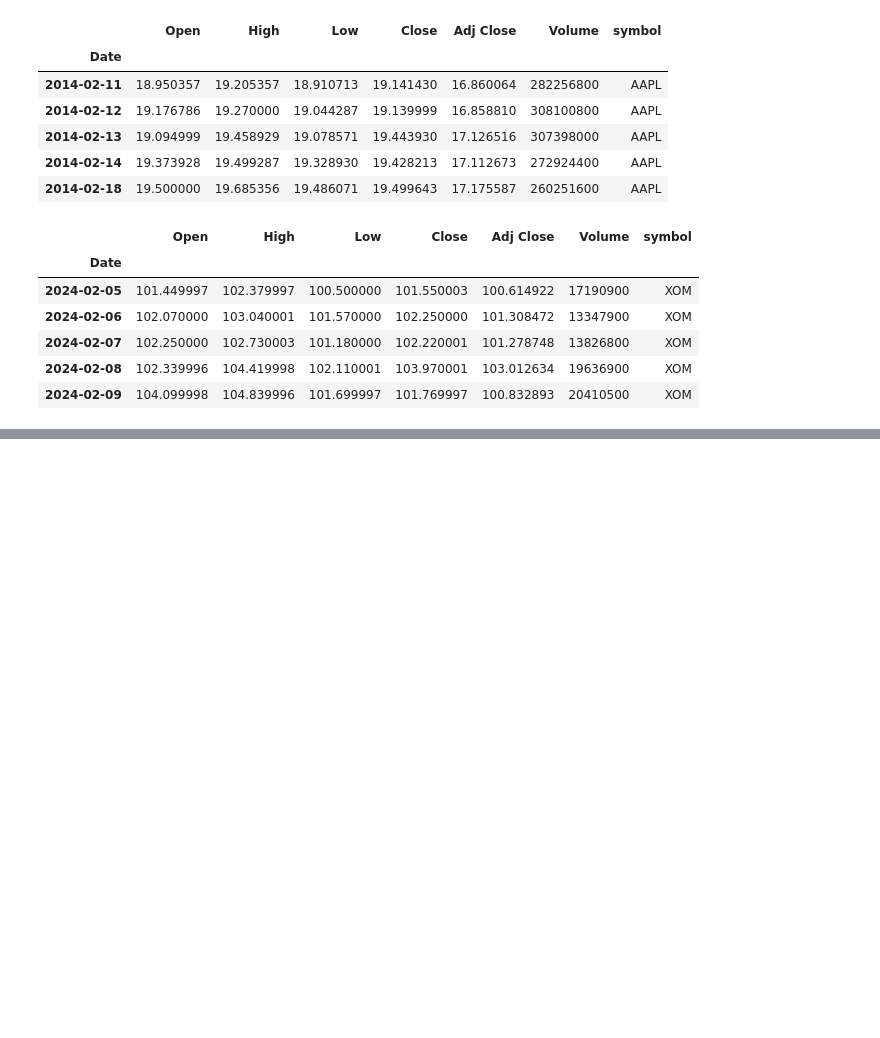
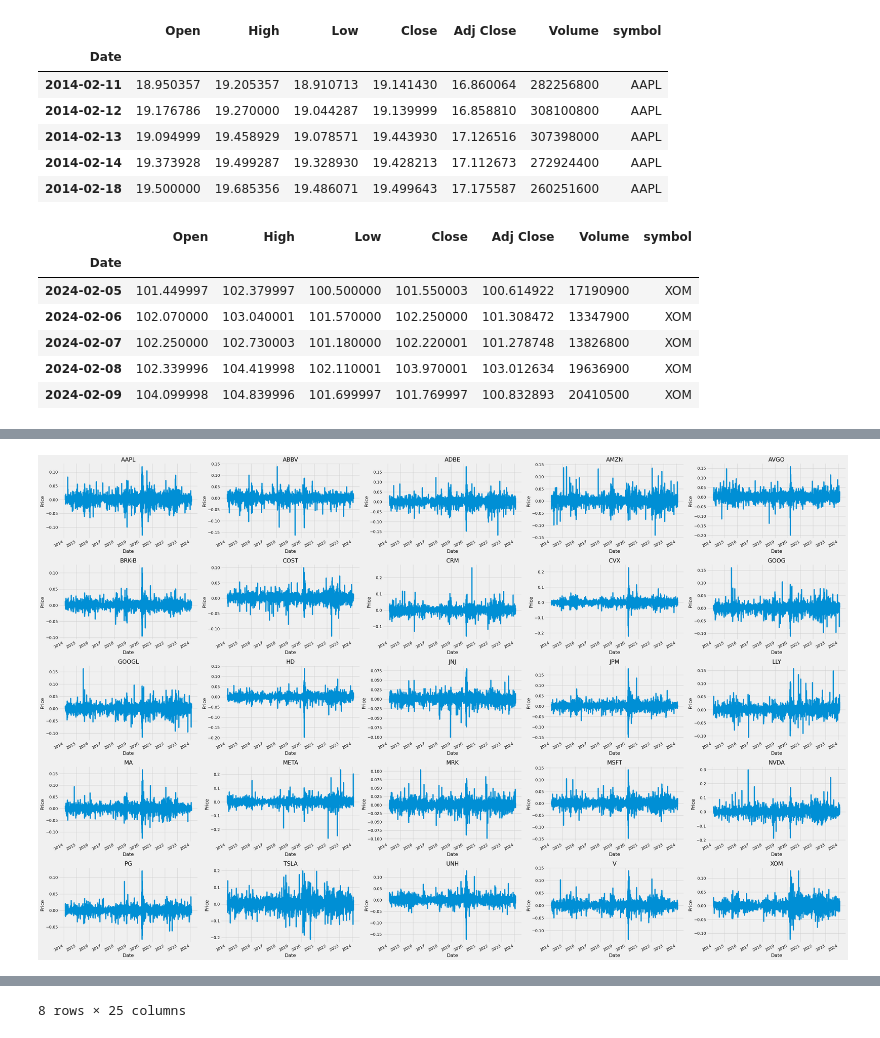
Before and after one commit to kahbelank/Investment-Chatbot, a Jupyter notebook: Data Collection & Processing/sharpe_ratio_analysis.ipynb, the cells around one changed output, grey strips where cells are left out. Saved outputs shown, nothing was run; the diff lists cells and outputs as text; code cells hidden in the pictures; blank space fills up the shorter version.

```diff
--- a/Data Collection & Processing/sharpe_ratio_analysis.ipynb
+++ b/Data Collection & Processing/sharpe_ratio_analysis.ipynb
@@ -97,0 +199,24 @@ df.to_csv('top25_sp500_stocks.csv')
+# %%
+# calculate daily stock_data returns
+stock_returns = stock_data.pct_change()
+
+# Create subplots for each stock
+fig, axes = plt.subplots(nrows=5, ncols=5, figsize=(40, 25))
+axes = axes.flatten()  # Flatten the 2D array of axes for easier indexing
+
+# Plot each stock on a separate subplot
+for i, (symbol, data) in enumerate(stock_returns.items()):
+    ax = axes[i]
+    data.plot(ax=ax, kind='line', title=symbol, legend=False)
+    ax.set_xlabel('Date')
+    ax.set_ylabel('Price')
+    ax.grid(True)
+
+plt.tight_layout()  # Adjust subplot layout to prevent overlap
+plt.show()
+
+
+# summarize the daily returns
+stock_returns.describe()
+# %% [output]
+[figure, added]
@@ -97,0 +232 @@ df.to_csv('top25_sp500_stocks.csv')
+8 rows × 25 columns
```
Also changed, not shown: parts of 25 cells of this notebook, 2 other files.
